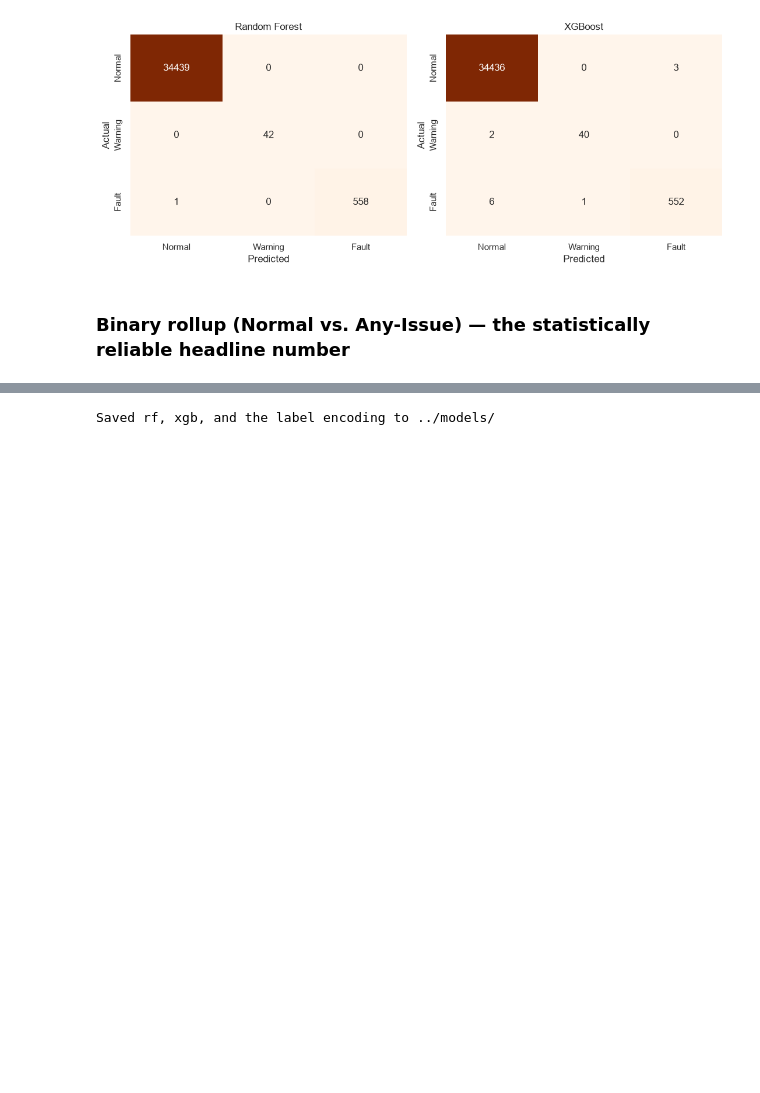
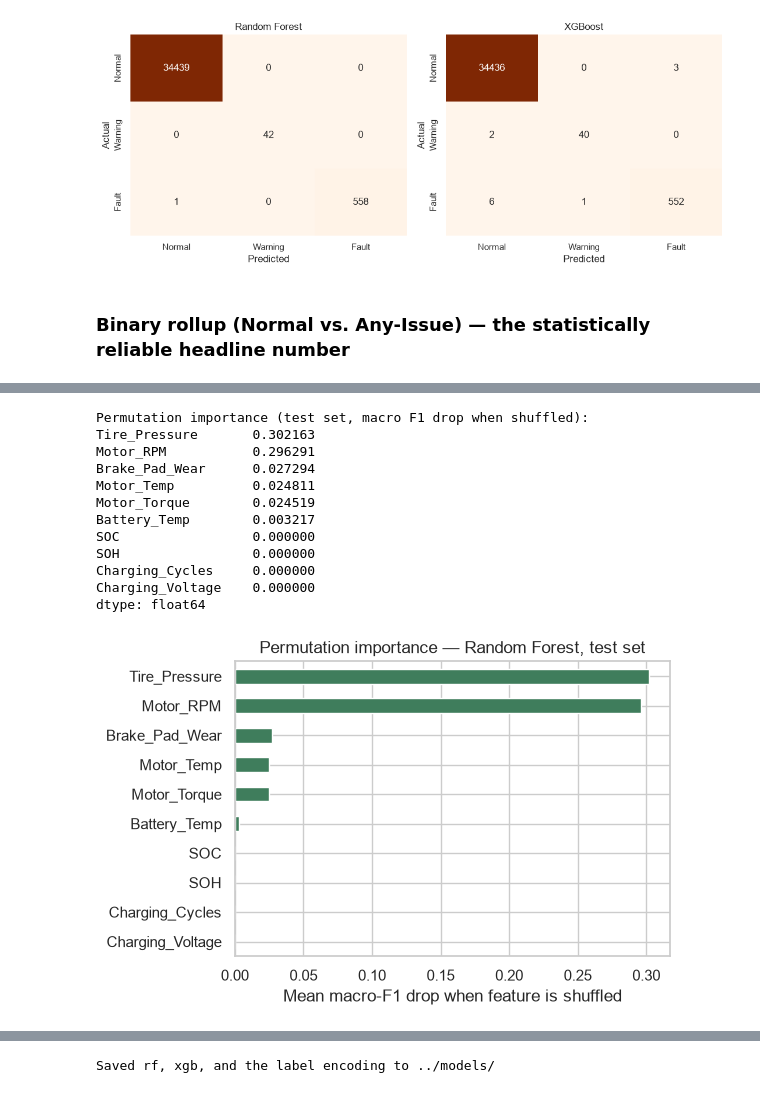
Before and after one commit to harshavardhanratnala-hvr/agentic-ai-vehicle-fault-diagnosis-and-repair-copilot, a Jupyter notebook: notebooks/02_baseline_classifier.ipynb, the cells around one changed output, grey strips where cells are left out. Drawn from its saved outputs; the diff is of its cells as text; code cells hidden in the pictures; blank space fills up the shorter version.

```diff
--- a/notebooks/02_baseline_classifier.ipynb
+++ b/notebooks/02_baseline_classifier.ipynb
@@ -229,0 +298,30 @@ pd.DataFrame(results).set_index("model").round(3)
+# %%
+from sklearn.inspection import permutation_importance
+
+perm = permutation_importance(
+    rf, X_test, y_test, scoring="f1_macro", n_repeats=10, random_state=42, n_jobs=-1
+)
+perm_ranking = pd.Series(perm.importances_mean, index=SENSOR_COLS).sort_values(ascending=False)
+print("Permutation importance (test set, macro F1 drop when shuffled):")
+print(perm_ranking)
+
+perm_ranking.plot(kind="barh", figsize=(6, 4), color="#3F7D5C")
+plt.gca().invert_yaxis()
+plt.xlabel("Mean macro-F1 drop when feature is shuffled")
+plt.title("Permutation importance — Random Forest, test set")
+plt.tight_layout()
+plt.show()
+# %% [output]
+Permutation importance (test set, macro F1 drop when shuffled):
+Tire_Pressure       0.302163
+Motor_RPM           0.296291
+Brake_Pad_Wear      0.027294
+Motor_Temp          0.024811
+Motor_Torque        0.024519
+Battery_Temp        0.003217
+SOC                 0.000000
+SOH                 0.000000
+Charging_Cycles     0.000000
+Charging_Voltage    0.000000
+dtype: float64
+[figure, added]
```
Also changed, not shown: parts of 9 cells of this notebook.
